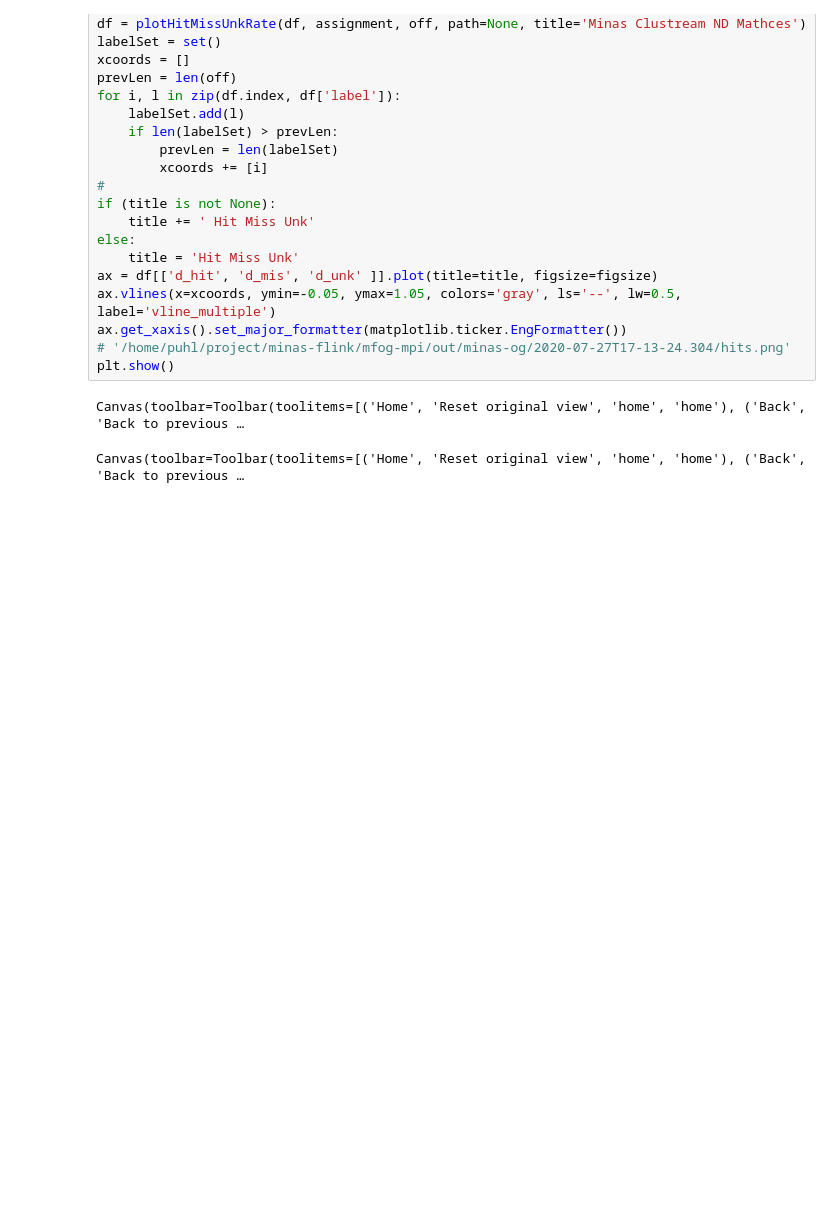
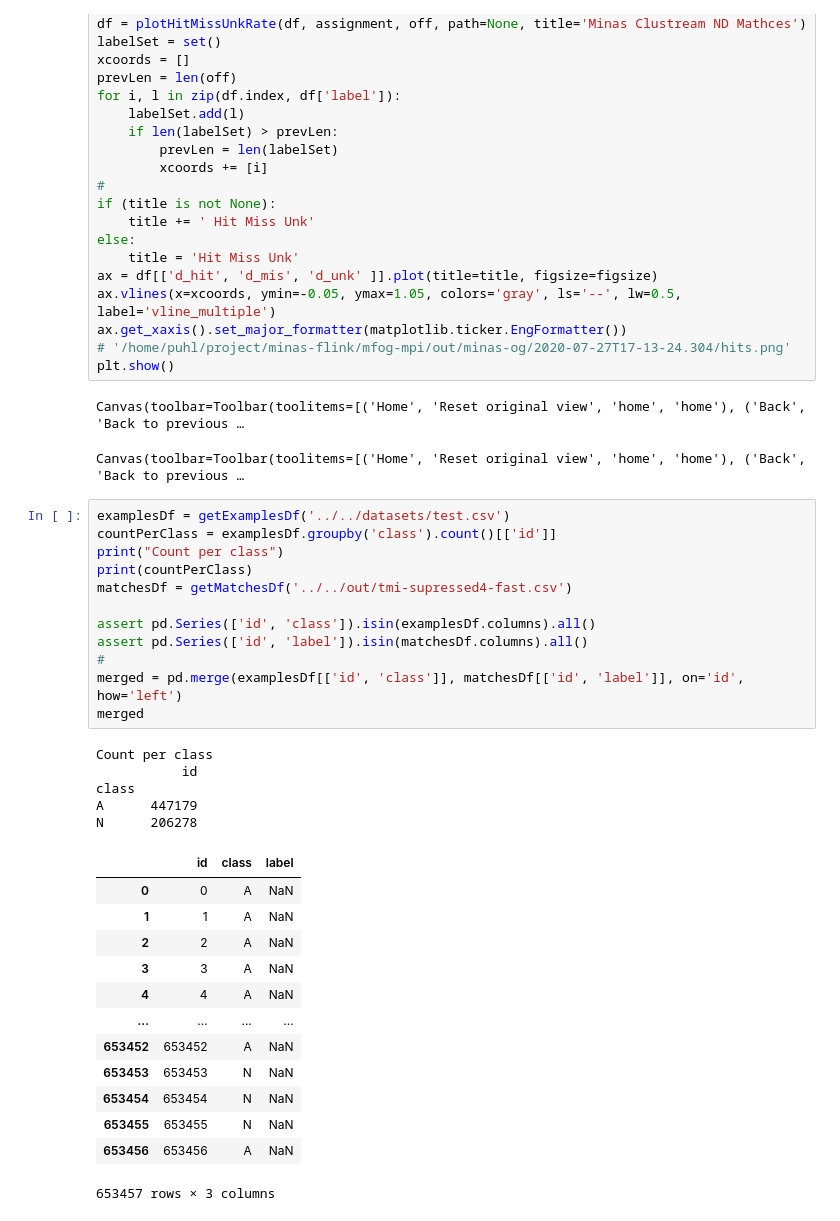
Before and after one commit to luis-puhl/minas-flink, a Jupyter notebook: src/evaluation/evaluate.ipynb, the cells around one changed output. Saved outputs shown, nothing was run; the diff lists cells and outputs as text; blank space fills up the shorter version.

```diff
--- a/src/evaluation/evaluate.ipynb
+++ b/src/evaluation/evaluate.ipynb
@@ -205,3 +205,34 @@ plt.show()
 # %% [output]
 Canvas(toolbar=Toolbar(toolitems=[('Home', 'Reset original view', 'home', 'home'), ('Back', 'Back to previous …
 Canvas(toolbar=Toolbar(toolitems=[('Home', 'Reset original view', 'home', 'home'), ('Back', 'Back to previous …
+# %%
+examplesDf = getExamplesDf('../../datasets/test.csv')
+countPerClass = examplesDf.groupby('class').count()[['id']]
+print("Count per class")
+print(countPerClass)
+matchesDf = getMatchesDf('../../out/tmi-supressed4-fast.csv')
+
+assert pd.Series(['id', 'class']).isin(examplesDf.columns).all()
+assert pd.Series(['id', 'label']).isin(matchesDf.columns).all()
+#
+merged = pd.merge(examplesDf[['id', 'class']], matchesDf[['id', 'label']], on='id', how='left')
+merged
+# %% [output]
+Count per class
+           id
+class
+A      447179
+N      206278
+|  | id | class | label |
+| 0 | 0 | A | NaN |
+| 1 | 1 | A | NaN |
+| 2 | 2 | A | NaN |
+| 3 | 3 | A | NaN |
+| 4 | 4 | A | NaN |
+| ... | ... | ... | ... |
+| 653452 | 653452 | A | NaN |
+| 653453 | 653453 | N | NaN |
+| 653454 | 653454 | N | NaN |
+| 653455 | 653455 | N | NaN |
+| 653456 | 653456 | A | NaN |
+653457 rows × 3 columns
```
Also changed, not shown: parts of 1 cell of this notebook, 42 other files.
